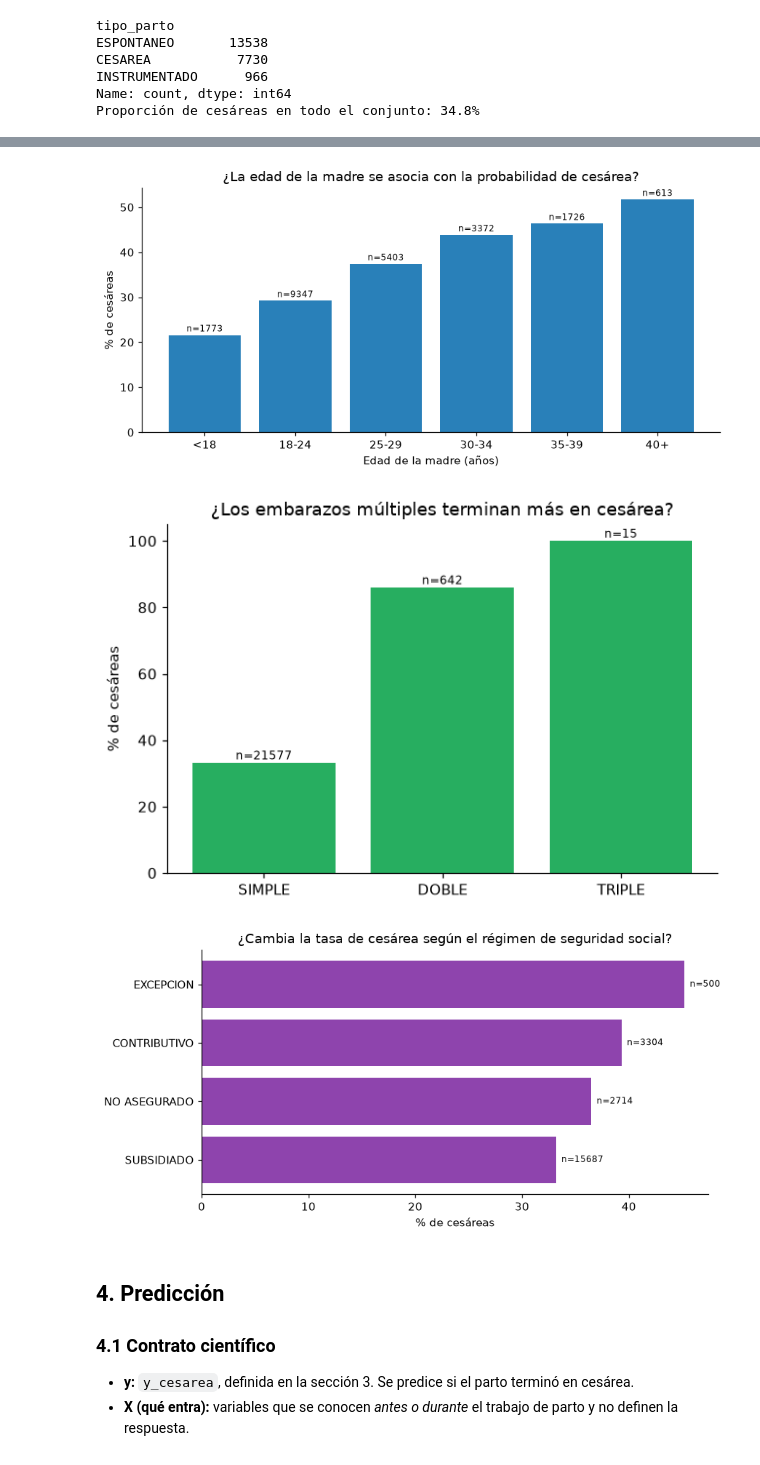
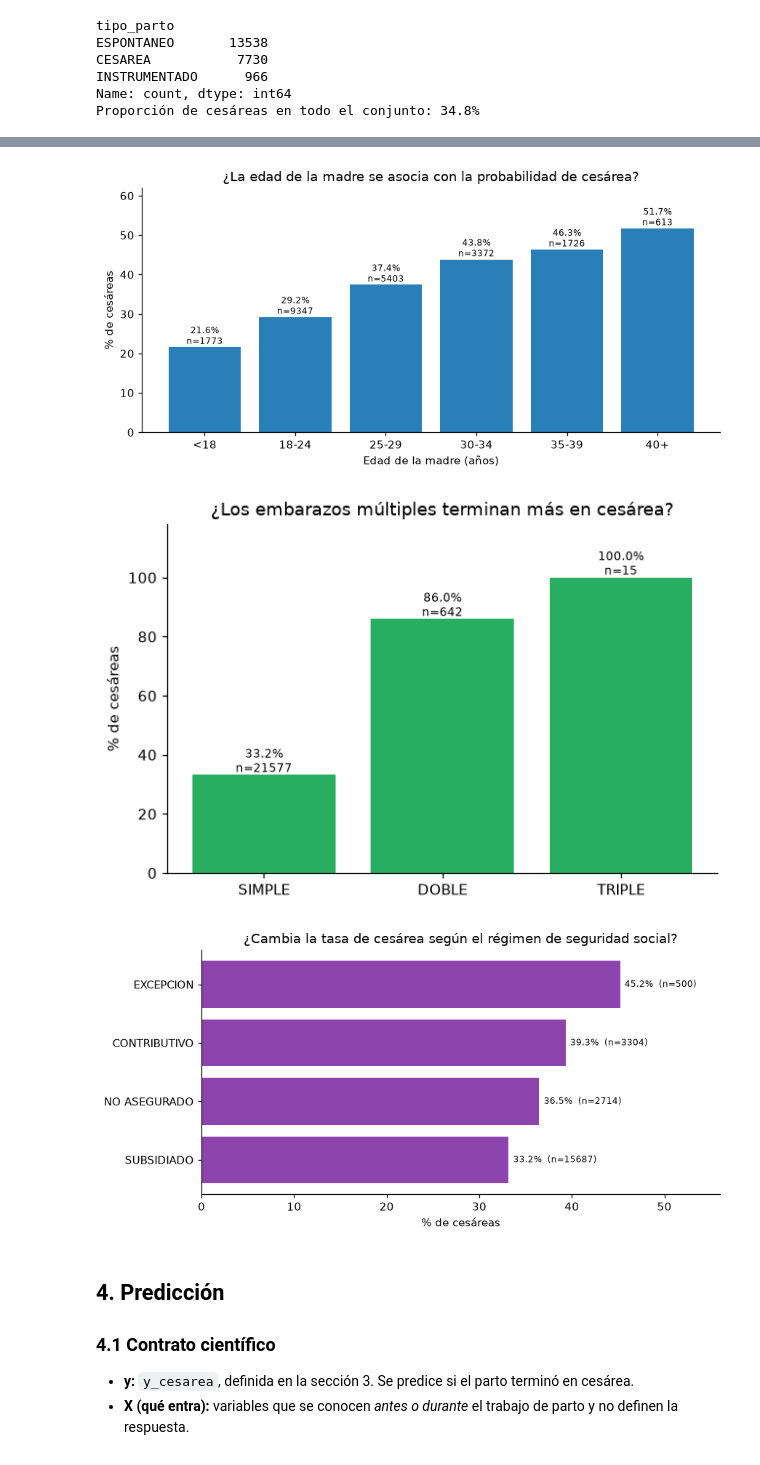
Before and after one commit to Alexiss039/cientifica, a Jupyter notebook: tarea2/analisis-nacimientos/tarea2-analisis.ipynb, the cells around one changed output, grey strips where cells are left out. Saved outputs shown, nothing was run; the diff lists cells and outputs as text; code cells hidden in the pictures.

```diff
--- a/tarea2/analisis-nacimientos/tarea2-analisis.ipynb
+++ b/tarea2/analisis-nacimientos/tarea2-analisis.ipynb
@@ -328,6 +330,10 @@ fig, ax = plt.subplots(figsize=(9, 4))
 ax.plot(por_trim.index, por_trim["mean"] * 100, marker="o", color="#c0392b")
 ax.axvline(pd.Timestamp("2025-01-01"), color="grey", ls="--")
 ax.text(pd.Timestamp("2025-01-15"), por_trim["mean"].min() * 100, "← entrenamiento | prueba →", color="grey", fontsize=9)
+for i in [0, len(por_trim) - 1]:
+    ax.annotate(f"{por_trim['mean'].iloc[i]:.1%}", (por_trim.index[i], por_trim["mean"].iloc[i] * 100),
+                textcoords="offset points", xytext=(0, 8), ha="center", fontsize=9, fontweight="bold")
+ax.set_ylim(26, 45)
 ax.set_ylabel("% de partos que fueron cesárea")
 ax.set_title("¿Ha subido la proporción de cesáreas entre 2022 y 2026?")
 plt.tight_layout(); plt.show()
@@ -342,37 +348,39 @@ g = df.groupby("grupo_edad_madre", observed=True)["y_cesarea"].agg(["mean", "siz
 fig, ax = plt.subplots(figsize=(8, 4))
 ax.bar(g.index.astype(str), g["mean"] * 100, color="#2980b9")
 for i, (m, n) in enumerate(zip(g["mean"], g["size"])):
-    ax.text(i, m * 100 + 0.8, f"n={n}", ha="center", fontsize=8)
+    ax.text(i, m * 100 + 0.8, f"{m:.1%}\nn={n}", ha="center", fontsize=8)
+ax.set_ylim(0, 62)
 ax.set_ylabel("% de cesáreas"); ax.set_xlabel("Edad de la madre (años)")
 ax.set_title("¿La edad de la madre se asocia con la probabilidad de cesárea?")
 plt.tight_layout(); plt.show()
 # %% [output]
-[figure, old version]
+[figure, new version]
 # %%
 # G3. ¿Los embarazos múltiples terminan más en cesárea?
 g = df.groupby("multiplicidad_embarazo")["y_cesarea"].agg(["mean", "size"]).reindex(["SIMPLE", "DOBLE", "TRIPLE"])
 fig, ax = plt.subplots(figsize=(6, 4))
 ax.bar(g.index, g["mean"] * 100, color="#27ae60")
 for i, (m, n) in enumerate(zip(g["mean"], g["size"])):
-    ax.text(i, m * 100 + 1, f"n={n}", ha="center", fontsize=8)
-ax.set_ylabel("% de cesáreas"); ax.set_ylim(0, 105)
+    ax.text(i, m * 100 + 1, f"{m:.1%}\nn={n}", ha="center", fontsize=8)
+ax.set_ylabel("% de cesáreas"); ax.set_ylim(0, 118)
 ax.set_title("¿Los embarazos múltiples terminan más en cesárea?")
 plt.tight_layout(); plt.show()
 # %% [output]
-[figure, old version]
+[figure, new version]
 # %%
 # G4. ¿Cambia la tasa de cesárea según el régimen de seguridad social?
 g = df.groupby("regimen_seguridad")["y_cesarea"].agg(["mean", "size"]).sort_values("mean")
 g = g[g["size"] >= 100]
 fig, ax = plt.subplots(figsize=(8, 4))
 ax.barh(g.index, g["mean"] * 100, color="#8e44ad")
 for i, (m, n) in enumerate(zip(g["mean"], g["size"])):
-    ax.text(m * 100 + 0.5, i, f"n={n}", va="center", fontsize=8)
+    ax.text(m * 100 + 0.5, i, f"{m:.1%}  (n={n})", va="center", fontsize=8)
+ax.set_xlim(0, 56)
 ax.set_xlabel("% de cesáreas")
 ax.set_title("¿Cambia la tasa de cesárea según el régimen de seguridad social?")
 plt.tight_layout(); plt.show()
 # %% [output]
-[figure, old version]
+[figure, new version]
 # %% [markdown]
 ## 4. Predicción
 
```
Also changed, not shown: parts of 5 cells of this notebook, 12 other files.
